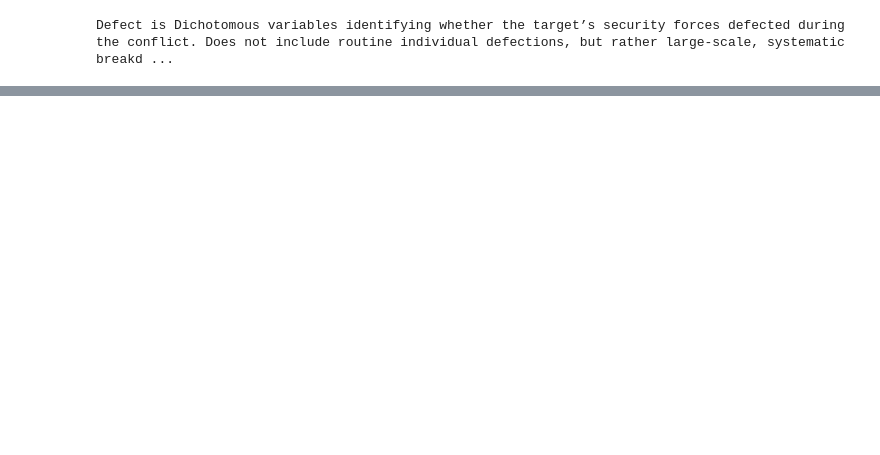
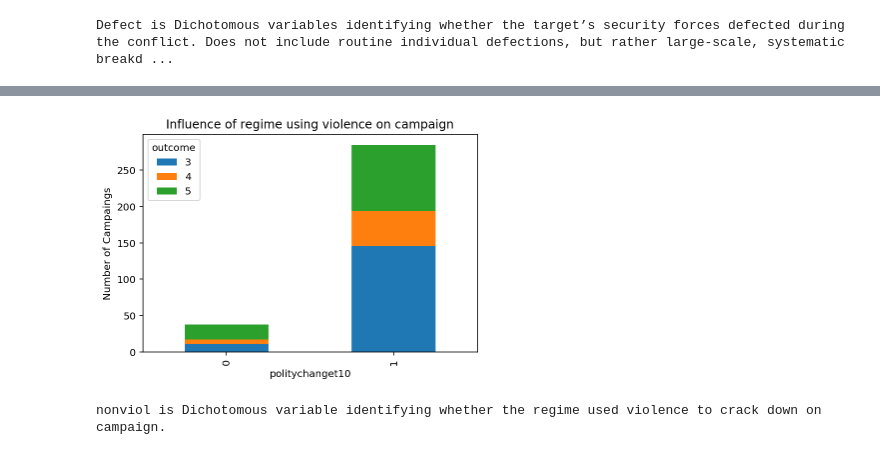
Before and after one commit to orlando-trejo/ginsberg-center-tutorials, a Jupyter notebook: ginsberg-tutorials-python/data_load_explore.ipynb, the cells around one changed output, grey strips where cells are left out. Cells and saved outputs as stored; diff of their text form; code cells hidden in the pictures; blank space fills up the shorter version.

```diff
--- a/ginsberg-tutorials-python/data_load_explore.ipynb
+++ b/ginsberg-tutorials-python/data_load_explore.ipynb
@@ -101,0 +128,14 @@ Text(0.5, 0, 'Defect')
+# %%
+data.groupby(['regviol','outcome']).size().unstack().plot(kind='bar', stacked=True)
+plt.title('Influence of regime using violence on campaign')
+plt.ylabel('Number of Campaings')
+plt.xlabel('politychanget10')
+plt.show()
+# %% [output]
+[figure, added]
+# %%
+# Explore defect
+var_name = 'nonviol'
+print('{} is {}'.format(var_name, dct_descriptors['regviol']))
+# %% [output]
+nonviol is Dichotomous variable identifying whether the regime used violence to crack down on campaign.
```
Also changed, not shown: parts of 9 cells of this notebook.
